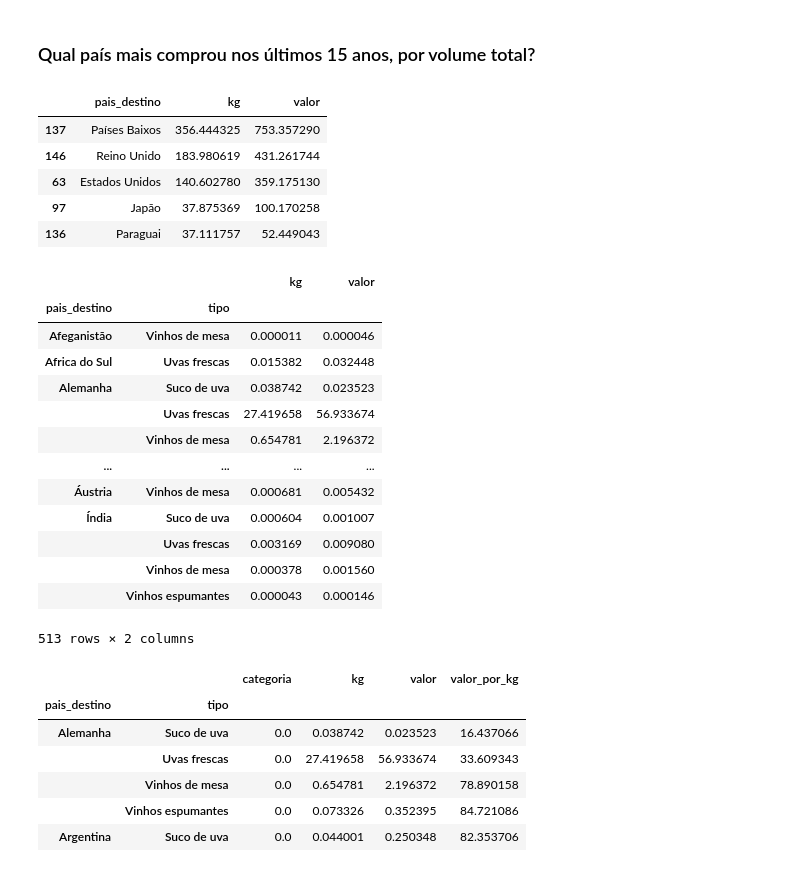
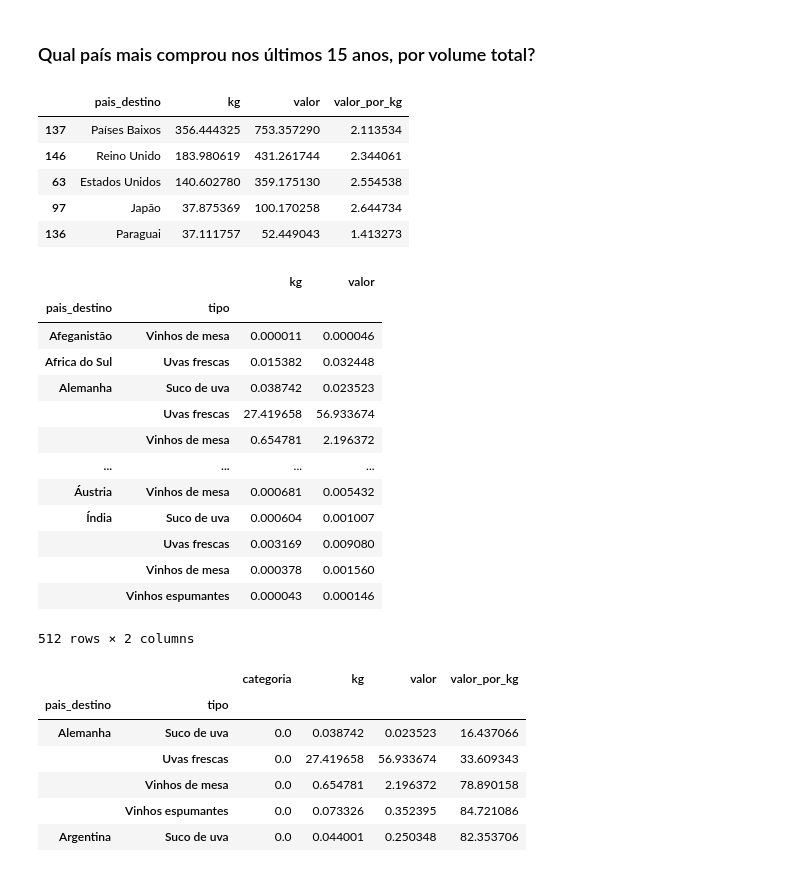
Before and after one commit to victoria-menezes/fiap-data-analytics, a Jupyter notebook: Challenge/3.1.graphing-wine.ipynb, the cells around one changed output. Drawn from its saved outputs; the diff is of its cells as text; code cells hidden in the pictures.

```diff
--- a/Challenge/3.1.graphing-wine.ipynb
+++ b/Challenge/3.1.graphing-wine.ipynb
@@ -99,6 +117,7 @@ replace_dictionary = {
     'India':'Índia',
     'Países Baixos (Holanda)':'Países Baixos',
     'Republica Dominicana':'República Dominicana',
+    'República Federativa da Rússia':'Rússia',
     'Tcheca, República':'República Tcheca',
     'Rússia,  Federação da':'Rússia',
     'Taiwan (Formosa)':'Taiwan',
@@ -249,12 +504,13 @@ my.add_grid(ax)
 # %%
 df_exports_by_country_total = df_exports_million.groupby('pais_destino').sum(numeric_only=True)[['kg','valor']].reset_index()
 df_exports_by_country_total = df_exports_by_country_total.sort_values(by='kg',ascending=False)
+df_exports_by_country_total['valor_por_kg'] = df_exports_by_country_total['valor'] / df_exports_by_country_total['kg']
 df_exports_by_country_total.head(5)
 # %% [output]
-|  | pais_destino | kg | valor |
-| 137 | Países Baixos | 356.444325 | 753.357290 |
-| 146 | Reino Unido | 183.980619 | 431.261744 |
-| 63 | Estados Unidos | 140.602780 | 359.175130 |
-| 97 | Japão | 37.875369 | 100.170258 |
-| 136 | Paraguai | 37.111757 | 52.449043 |
+|  | pais_destino | kg | valor | valor_por_kg |
+| 137 | Países Baixos | 356.444325 | 753.357290 | 2.113534 |
+| 146 | Reino Unido | 183.980619 | 431.261744 | 2.344061 |
+| 63 | Estados Unidos | 140.602780 | 359.175130 | 2.554538 |
+| 97 | Japão | 37.875369 | 100.170258 | 2.644734 |
+| 136 | Paraguai | 37.111757 | 52.449043 | 1.413273 |
 # %%
@@ -276,7 +532,7 @@ df_exports_by_country_categories
 |  | Uvas frescas | 0.003169 | 0.009080 |
 |  | Vinhos de mesa | 0.000378 | 0.001560 |
 |  | Vinhos espumantes | 0.000043 | 0.000146 |
-513 rows × 2 columns
+512 rows × 2 columns
 # %%
 media = df_exports_by_country_total['kg'].mean()
 media_top10 = df_exports_by_country_total['kg'].head(10).mean()
```
Also changed, not shown: parts of 21 cells of this notebook, 1 other file.
